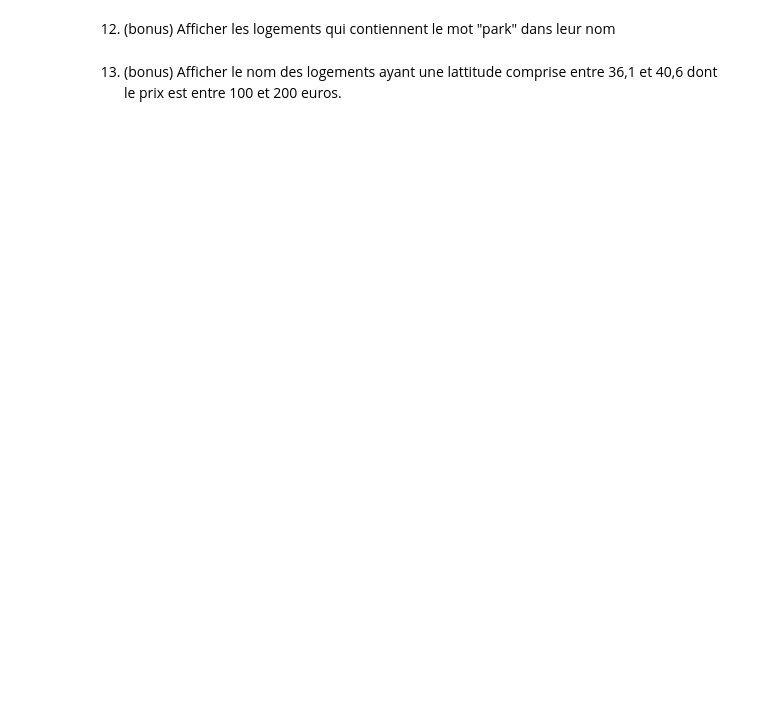
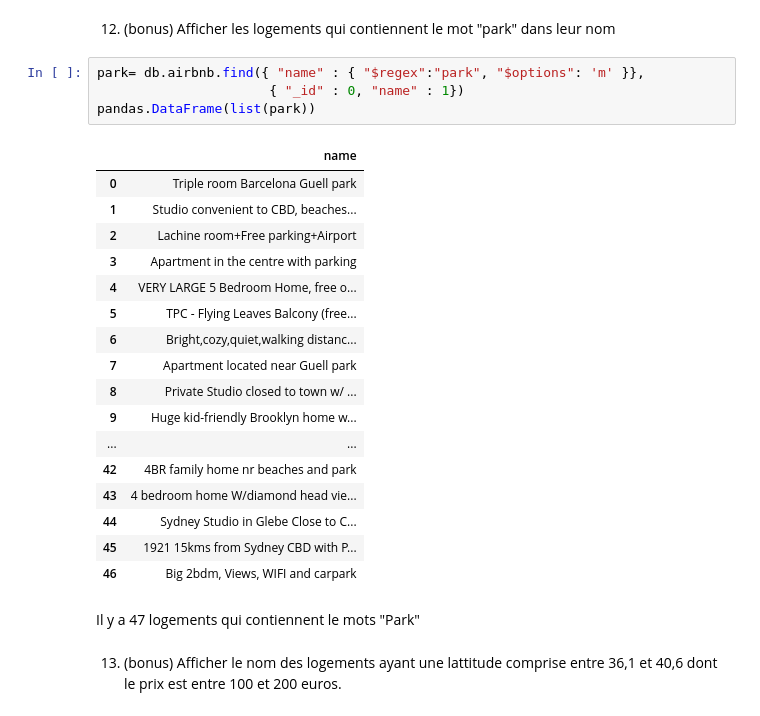
Before and after one commit to mckaw/tp-nosql-airbnb, a Jupyter notebook: questions.ipynb, the cells around one changed output. Drawn from its saved outputs; the diff is of its cells as text; blank space fills up the shorter version.

```diff
--- a/questions.ipynb
+++ b/questions.ipynb
@@ -242,4 +256,28 @@ pandas.DataFrame(list(vingts))
 # %% [markdown]
 12. (bonus) Afficher les logements qui contiennent le mot "park" dans leur nom
+# %%
+park= db.airbnb.find({ "name" : { "$regex":"park", "$options": 'm' }},
+                      { "_id" : 0, "name" : 1})
+pandas.DataFrame(list(park))
+# %% [output]
+|  | name |
+| 0 | Triple room Barcelona Guell park |
+| 1 | Studio convenient to CBD, beaches... |
+| 2 | Lachine room+Free parking+Airport |
+| 3 | Apartment in the centre with parking |
+| 4 | VERY LARGE 5 Bedroom Home, free o... |
+| 5 | TPC - Flying Leaves Balcony (free... |
+| 6 | Bright,cozy,quiet,walking distanc... |
+| 7 | Apartment located near Guell park |
+| 8 | Private Studio closed to town w/ ... |
+| 9 | Huge kid-friendly Brooklyn home w... |
+| ... | ... |
+| 42 | 4BR family home nr beaches and park |
+| 43 | 4 bedroom home W/diamond head vie... |
+| 44 | Sydney Studio in Glebe Close to C... |
+| 45 | 1921 15kms from Sydney CBD with P... |
+| 46 | Big 2bdm, Views, WIFI and carpark |
+# %% [markdown]
+Il y a 47 logements qui contiennent le mots "Park"
 # %% [markdown]
 13. (bonus) Afficher le nom des logements ayant une lattitude comprise entre 36,1 et 40,6 dont le prix est entre 100 et 200 euros.
```
Also changed, not shown: parts of 6 cells of this notebook.
